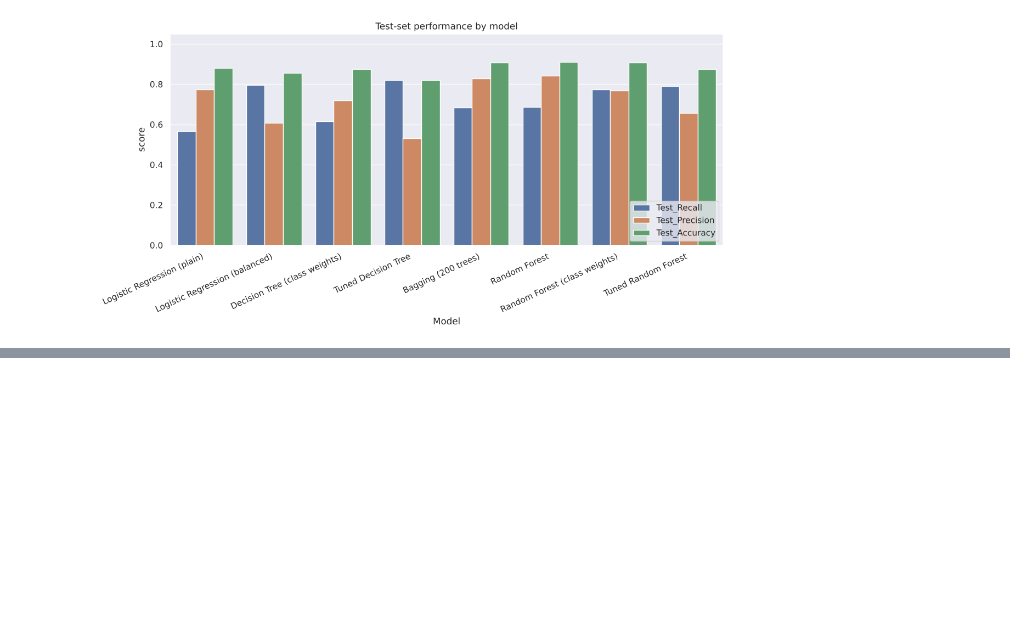
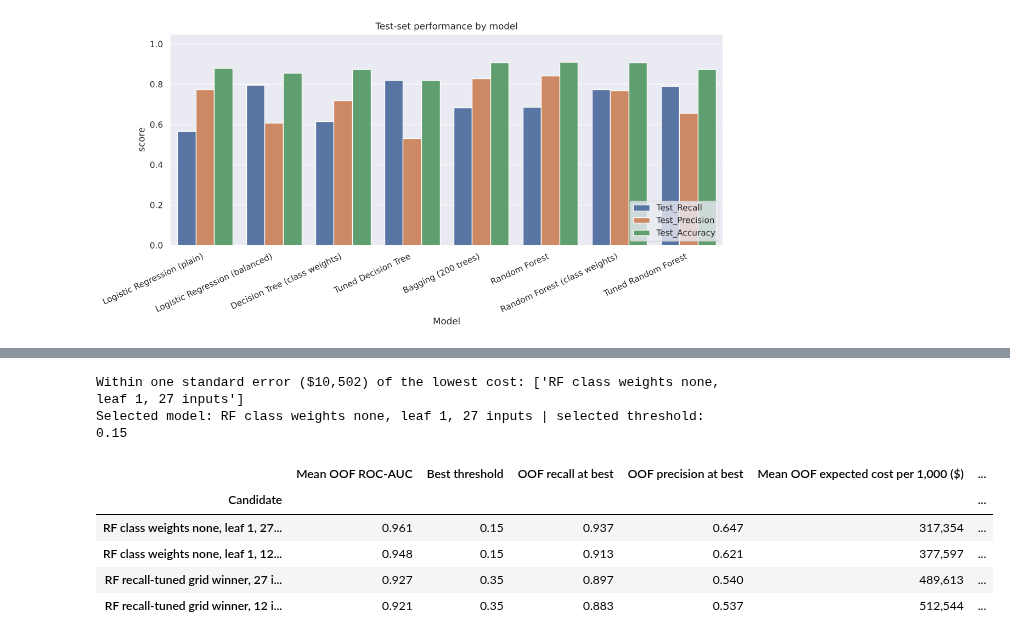
Before and after one commit to shubham1891/Personal-code, a Jupyter notebook: notebooks/Loan_Default_Prediction_Low_Code.ipynb, the cells around one changed output, grey strips where cells are left out. Cells and saved outputs as stored; diff of their text form; code cells hidden in the pictures; blank space fills up the shorter version.

```diff
--- a/notebooks/Loan_Default_Prediction_Low_Code.ipynb
+++ b/notebooks/Loan_Default_Prediction_Low_Code.ipynb
@@ -1855,0 +1888,38 @@ Selected model: RF class weights 0.2/0.8, 27 inputs | selected threshold: 0.25
+# %%
+#@title
+# Stage 2: the chosen configuration against the recall-tuned grid winner, each on all 27 inputs and on the 12 most important features of the tuned forest
+keep = pd.Series(rf_estimator_tuned.feature_importances_, index=X_train.columns).sort_values(ascending=False)
+keep = keep[keep > 0.01].index.tolist()
+
+def chosen_forest():
+    return RandomForestClassifier(n_estimators=200, class_weight=weight_options[best_weights], min_samples_leaf=best_leaf, random_state=1, n_jobs=-1)
+
+candidates = {
+    f'RF class weights {best_weights}, leaf {best_leaf}, 27 inputs': (chosen_forest(), list(X_train.columns)),
+    f'RF class weights {best_weights}, leaf {best_leaf}, 12 inputs': (chosen_forest(), keep),
+    'RF recall-tuned grid winner, 27 inputs': (RandomForestClassifier(**grid_obj.best_params_, random_state=1, n_jobs=-1), list(X_train.columns)),
+    'RF recall-tuned grid winner, 12 inputs': (RandomForestClassifier(**grid_obj.best_params_, random_state=1, n_jobs=-1), keep),
+}
+oof = {}
+for name, (model, cols) in candidates.items():
+    oof[name] = stage1[(best_weights, best_leaf)] if name.endswith(f'leaf {best_leaf}, 27 inputs') else oof_evaluate(model, cols)
+selection = pd.DataFrame({name: summary_row(res) for name, res in oof.items()}).T
+selection.index.name = 'Candidate'
+selection['Inputs'] = [len(cols) for _, cols in candidates.values()]
+lowest = selection[COST_COL].min()
+one_se = selection.loc[selection[COST_COL].idxmin(), 'Fold-to-fold SD of cost ($)'] / np.sqrt(5 * len(CV_REPEATS))
+within = selection[selection[COST_COL] <= lowest + one_se]
+winner = within.sort_values(['Inputs', COST_COL]).index[0]       # simplest (fewest inputs) among those within one standard error
+FINAL_THRESHOLD = float(selection.loc[winner, 'Best threshold'])
+print(f'Within one standard error (${one_se:,.0f}) of the lowest cost: {list(within.index)}')
+print('Selected model:', winner, '| selected threshold:', FINAL_THRESHOLD)
+selection.style.format(SELECTION_FORMAT).highlight_min(subset=[COST_COL], color='#c6efce')
+# %% [output]
+Within one standard error ($10,502) of the lowest cost: ['RF class weights none, leaf 1, 27 inputs']
+Selected model: RF class weights none, leaf 1, 27 inputs | selected threshold: 0.15
+|  | Mean OOF ROC-AUC | Best threshold | OOF recall at best | OOF precision at best | Mean OOF expected cost per 1,000 ($) | ... |
+| Candidate |  |  |  |  |  | ... |
+| RF class weights none, leaf 1, 27... | 0.961 | 0.15 | 0.937 | 0.647 | 317,354 | ... |
+| RF class weights none, leaf 1, 12... | 0.948 | 0.15 | 0.913 | 0.621 | 377,597 | ... |
+| RF recall-tuned grid winner, 27 i... | 0.927 | 0.35 | 0.897 | 0.540 | 489,613 | ... |
+| RF recall-tuned grid winner, 12 i... | 0.921 | 0.35 | 0.883 | 0.537 | 512,544 | ... |
```
Also changed, not shown: parts of 12 cells of this notebook, 18 other files.
